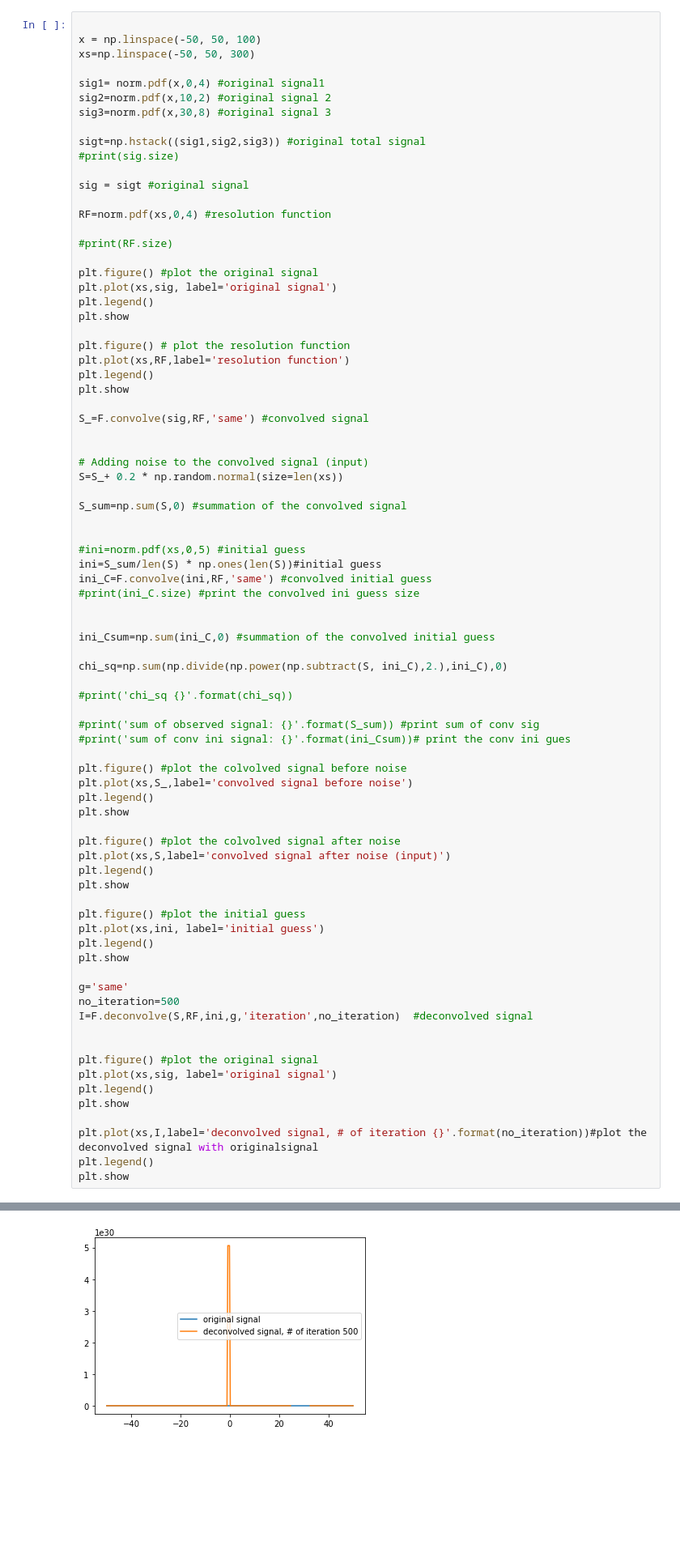
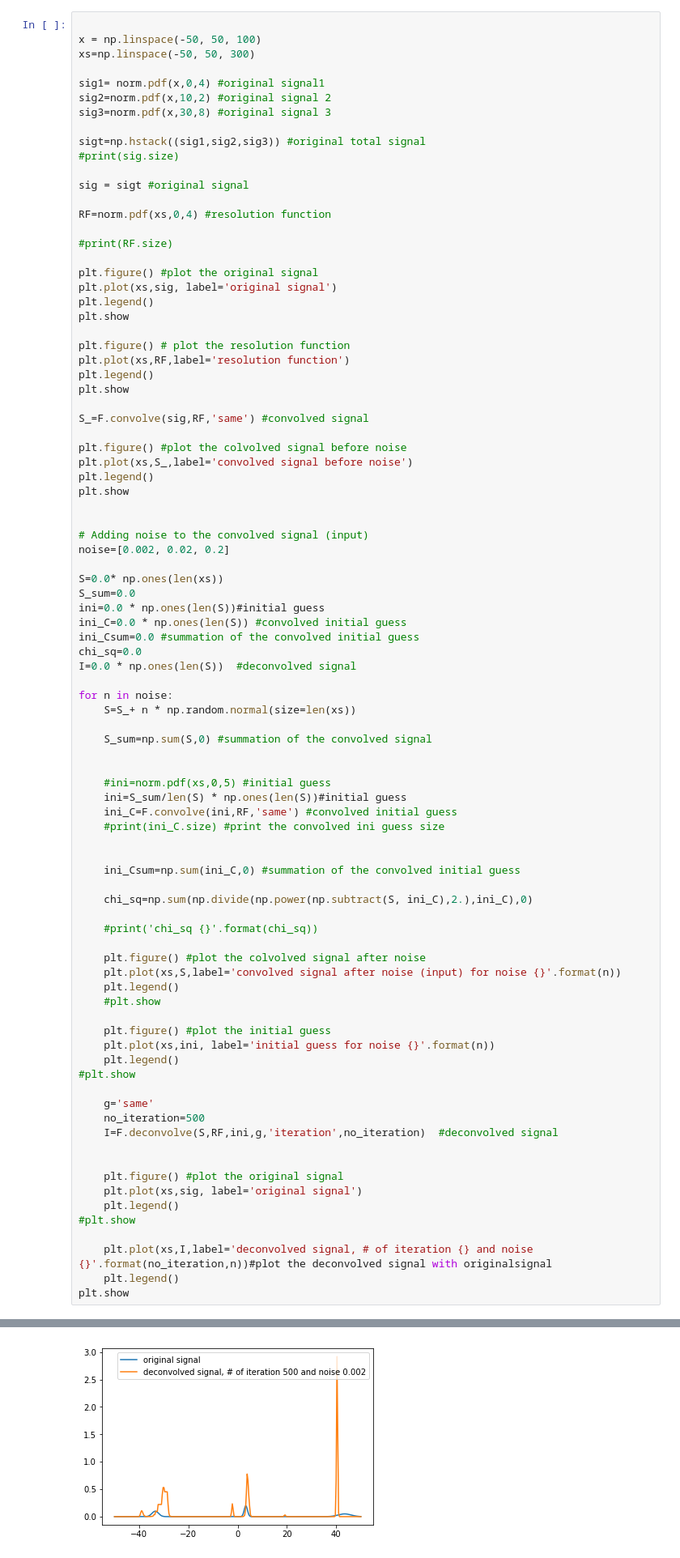
Before and after one commit to Fahima-Islam/sandbox, a Jupyter notebook: Deconvolution Example_noise.ipynb, the cells around one changed output, grey strips where cells are left out. Shown at 81% size. Saved outputs shown, nothing was run; the diff lists cells and outputs as text; blank space fills up the shorter version.

```diff
--- a/Deconvolution Example_noise.ipynb
+++ b/Deconvolution Example_noise.ipynb
@@ -37,56 +37,64 @@ plt.show
 
 S_=F.convolve(sig,RF,'same') #convolved signal
 
-
-# Adding noise to the convolved signal (input)
-S=S_+ 0.2 * np.random.normal(size=len(xs))
-
-S_sum=np.sum(S,0) #summation of the convolved signal
-
-
-#ini=norm.pdf(xs,0,5) #initial guess
-ini=S_sum/len(S) * np.ones(len(S))#initial guess
-ini_C=F.convolve(ini,RF,'same') #convolved initial guess
-#print(ini_C.size) #print the convolved ini guess size
-
-
-ini_Csum=np.sum(ini_C,0) #summation of the convolved initial guess
-
-chi_sq=np.sum(np.divide(np.power(np.subtract(S, ini_C),2.),ini_C),0)
-
-#print('chi_sq {}'.format(chi_sq))
-
-#print('sum of observed signal: {}'.format(S_sum)) #print sum of conv sig
-#print('sum of conv ini signal: {}'.format(ini_Csum))# print the conv ini gues
-
 plt.figure() #plot the colvolved signal before noise
 plt.plot(xs,S_,label='convolved signal before noise')
 plt.legend()
 plt.show
 
-plt.figure() #plot the colvolved signal after noise
-plt.plot(xs,S,label='convolved signal after noise (input)')
-plt.legend()
-plt.show
 
-plt.figure() #plot the initial guess
-plt.plot(xs,ini, label='initial guess')
-plt.legend()
-plt.show
+# Adding noise to the convolved signal (input)
+noise=[0.002, 0.02, 0.2]
 
-g='same'
-no_iteration=500
-I=F.deconvolve(S,RF,ini,g,'iteration',no_iteration)  #deconvolved signal
+S=0.0* np.ones(len(xs))
+S_sum=0.0
+ini=0.0 * np.ones(len(S))#initial guess
+ini_C=0.0 * np.ones(len(S)) #convolved initial guess
+ini_Csum=0.0 #summation of the convolved initial guess
+chi_sq=0.0
+I=0.0 * np.ones(len(S))  #deconvolved signal
+
+for n in noise:
+    S=S_+ n * np.random.normal(size=len(xs))
+
+    S_sum=np.sum(S,0) #summation of the convolved signal
 
 
-plt.figure() #plot the original signal
-plt.plot(xs,sig, label='original signal')
-plt.legend()
+    #ini=norm.pdf(xs,0,5) #initial guess
+    ini=S_sum/len(S) * np.ones(len(S))#initial guess
+    ini_C=F.convolve(ini,RF,'same') #convolved initial guess
+    #print(ini_C.size) #print the convolved ini guess size
+
+
+    ini_Csum=np.sum(ini_C,0) #summation of the convolved initial guess
+
+    chi_sq=np.sum(np.divide(np.power(np.subtract(S, ini_C),2.),ini_C),0)
+
+    #print('chi_sq {}'.format(chi_sq))
+
+    plt.figure() #plot the colvolved signal after noise
+    plt.plot(xs,S,label='convolved signal after noise (input) for noise {}'.format(n))
+    plt.legend()
+    #plt.show
+
+    plt.figure() #plot the initial guess
+    plt.plot(xs,ini, label='initial guess for noise {}'.format(n))
+    plt.legend()
+#plt.show
+
+    g='same'
+    no_iteration=500
+    I=F.deconvolve(S,RF,ini,g,'iteration',no_iteration)  #deconvolved signal
+
+
+    plt.figure() #plot the original signal
+    plt.plot(xs,sig, label='original signal')
+    plt.legend()
+#plt.show
+
+    plt.plot(xs,I,label='deconvolved signal, # of iteration {} and noise {}'.format(no_iteration,n))#plot the deconvolved signal with originalsignal
+    plt.legend()
 plt.show
-
-plt.plot(xs,I,label='deconvolved signal, # of iteration {}'.format(no_iteration))#plot the deconvolved signal with originalsignal
-plt.legend()
-plt.show
 # %% [output]
 <function matplotlib.pyplot.show>
 [figure]
@@ -97 +105 @@ plt.show
-[figure, old version]
+[figure, new version]
```
Also changed, not shown: parts of 1 cell of this notebook.
